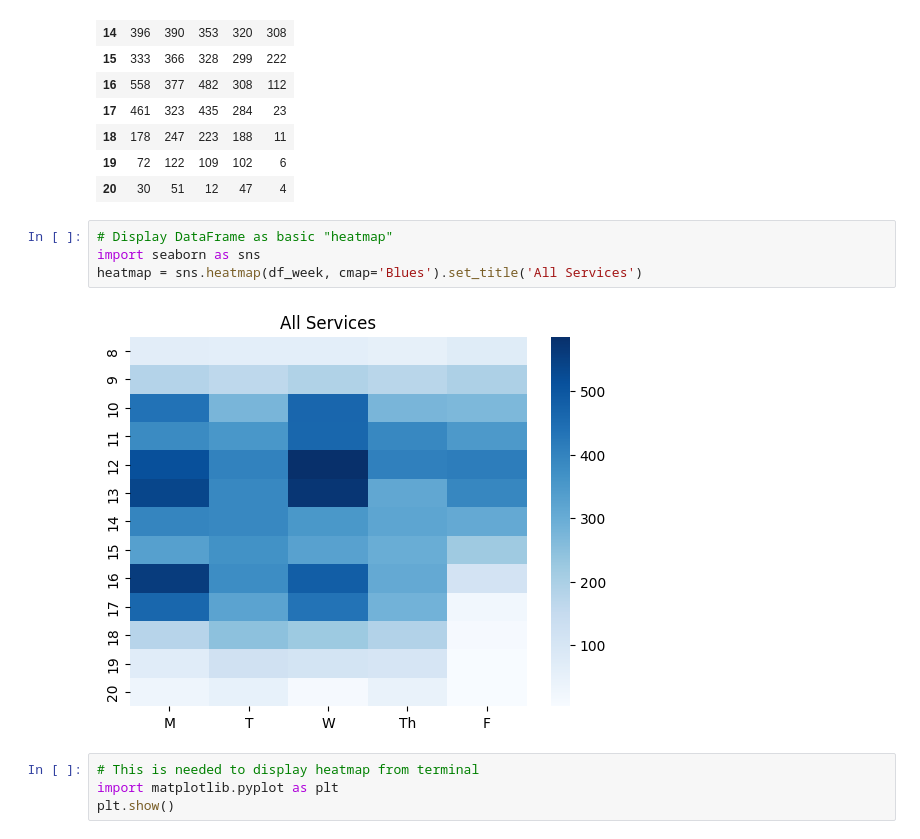
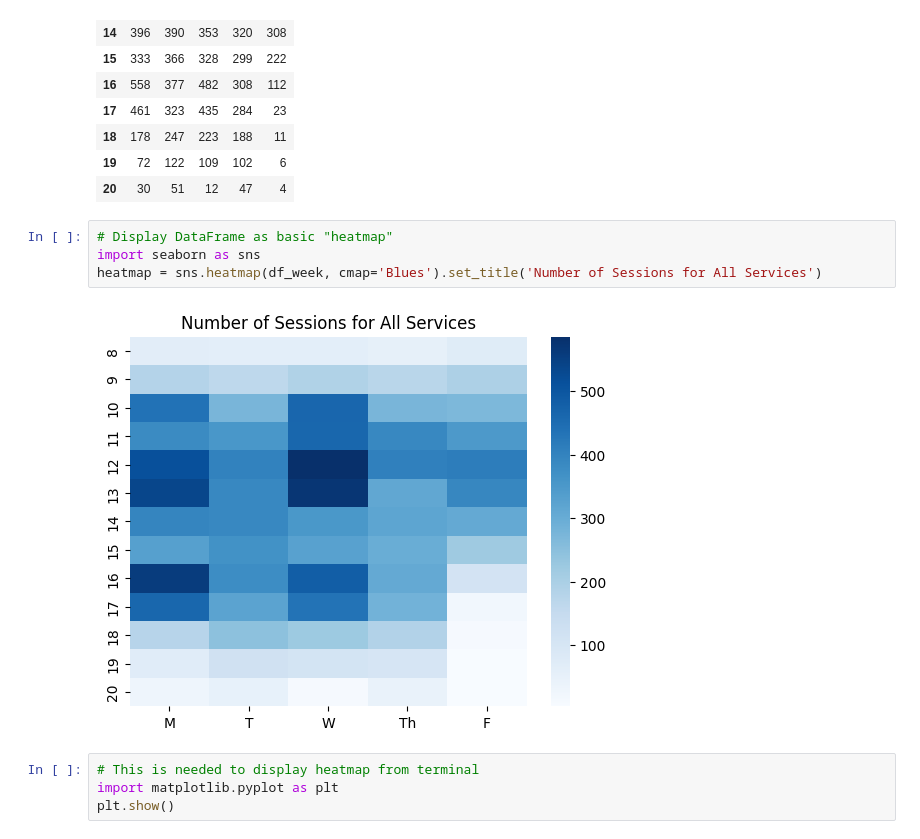
Before and after one commit to Skyline-College-Computer-Science-Club/stem-center-heatmap, a Jupyter notebook: main.ipynb, the cells around one changed output. Drawn from its saved outputs; the diff is of its cells as text.

Commit message:
Change heatmap title.

```diff
--- a/main.ipynb
+++ b/main.ipynb
@@ -282,9 +282,9 @@ df_week
 # %%
 # Display DataFrame as basic "heatmap"
 import seaborn as sns
-heatmap = sns.heatmap(df_week, cmap='Blues').set_title('All Services')
+heatmap = sns.heatmap(df_week, cmap='Blues').set_title('Number of Sessions for All Services')
 # %% [output]
-[figure, old version]
+[figure, new version]
 # %%
 # This is needed to display heatmap from terminal
 import matplotlib.pyplot as plt
```
